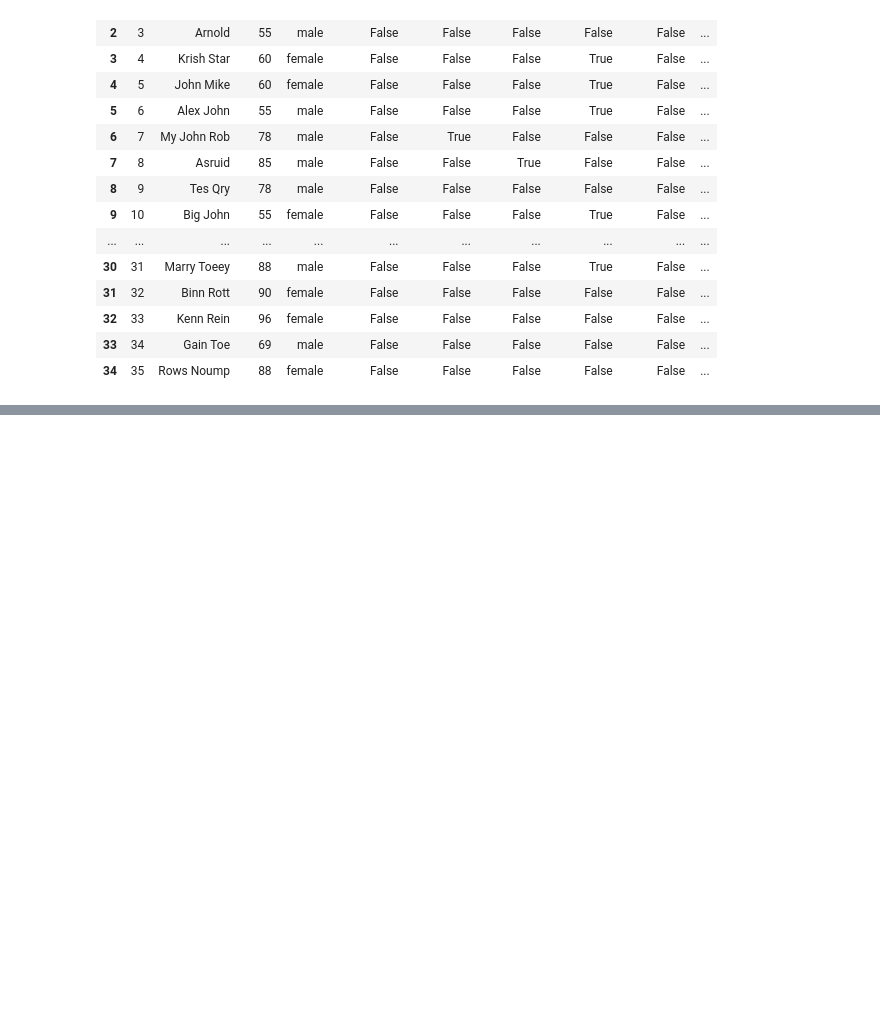
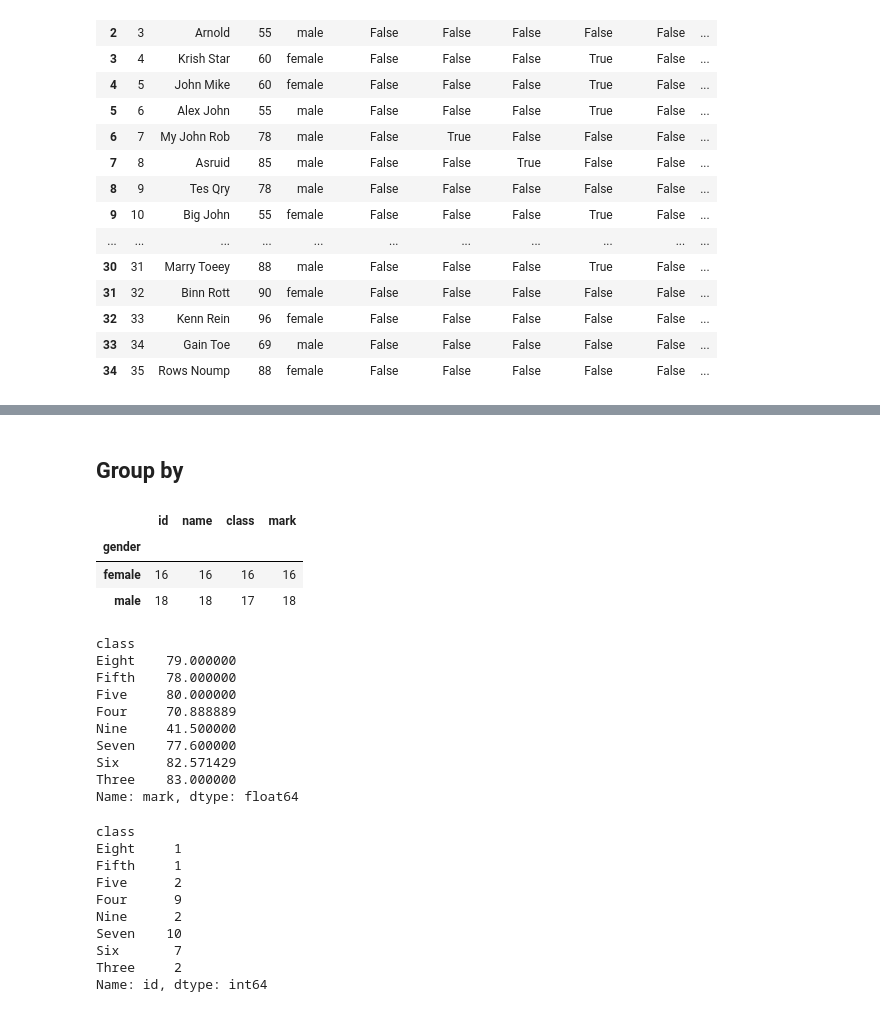
Before and after one commit to atitt009/python-programming, a Jupyter notebook: Week 4/week-3-Data Analysis with Pandas.ipynb, the cells around one changed output, grey strips where cells are left out. Saved outputs shown, nothing was run; the diff lists cells and outputs as text; code cells hidden in the pictures; blank space fills up the shorter version.

```diff
--- a/Week 4/week-3-Data Analysis with Pandas.ipynb
+++ b/Week 4/week-3-Data Analysis with Pandas.ipynb
@@ -178,0 +213,42 @@ One-Hot Encoded Data using Pandas:
+# %% [markdown]
+## Group by
+# %%
+import numpy as np
+from IPython.display import display
+
+students = pd.read_csv('../Week_3_Mathmatics/data/student.csv')
+
+#group data based on Gender
+gender_data = students.groupby('gender')
+display(gender_data.count())
+gender_data['mark'].mean() #
+#Standard deviation (sd())
+
+group_by_class = students.groupby('class')
+display(group_by_class['mark'].mean())
+display(group_by_class['id'].count())
+# %% [output]
+|  | id | name | class | mark |
+| gender |  |  |  |  |
+| female | 16 | 16 | 16 | 16 |
+| male | 18 | 18 | 17 | 18 |
+class
+Eight    79.000000
+Fifth    78.000000
+Five     80.000000
+Four     70.888889
+Nine     41.500000
+Seven    77.600000
+Six      82.571429
+Three    83.000000
+Name: mark, dtype: float64
+class
+Eight     1
+Fifth     1
+Five      2
+Four      9
+Nine      2
+Seven    10
+Six       7
+Three     2
+Name: id, dtype: int64
```
Also changed, not shown: parts of 12 cells of this notebook, 3 other files.
